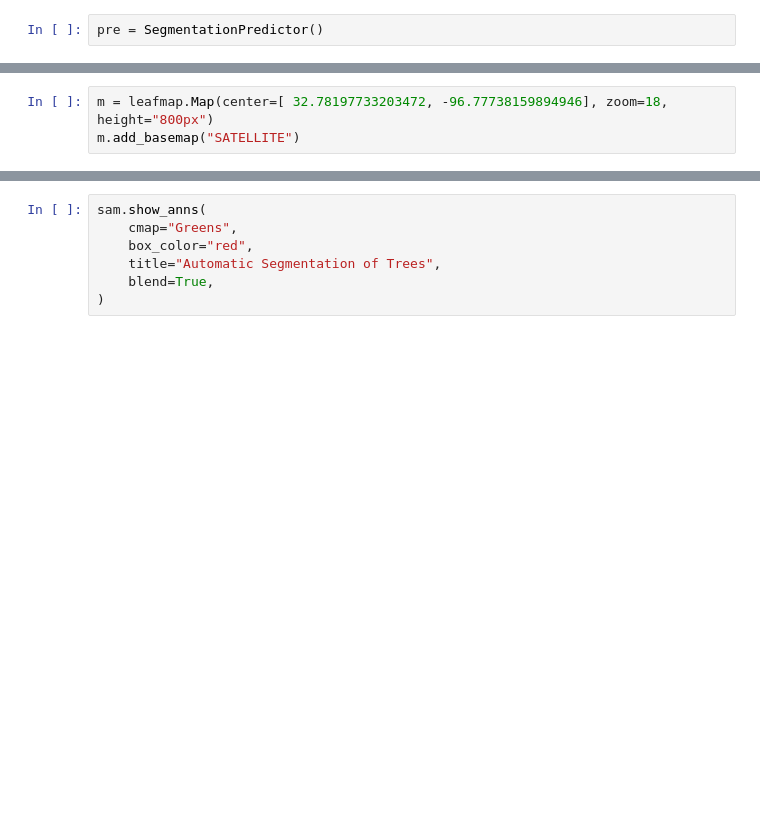
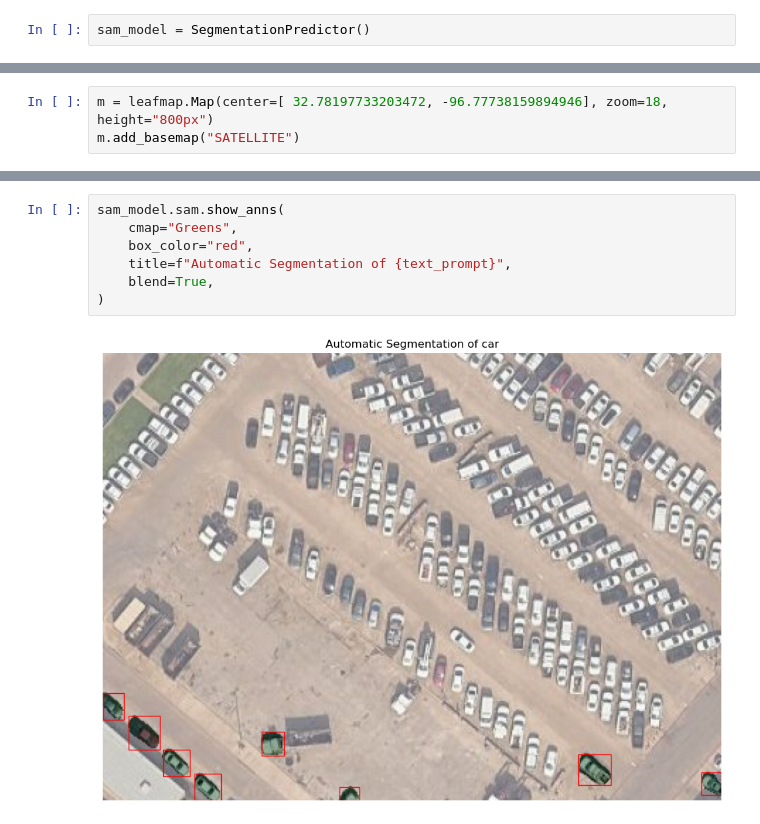
Before and after one commit to chen5656/segment-geo, a Jupyter notebook: segment_geospatial_api/notebook/predict.ipynb, the cells around one changed output, grey strips where cells are left out. Drawn from its saved outputs; the diff is of its cells as text; blank space fills up the shorter version.

```diff
--- a/segment_geospatial_api/notebook/predict.ipynb
+++ b/segment_geospatial_api/notebook/predict.ipynb
@@ -15,5 +15,5 @@ final text_encoder_type: bert-base-uncased
 # %%
-pre = SegmentationPredictor()
+sam_model = SegmentationPredictor()
 # %%
 request_data = {
   "bounding_box": [
@@ -44,7 +65,9 @@ m
 # %%
-sam.show_anns(
+sam_model.sam.show_anns(
     cmap="Greens",
     box_color="red",
-    title="Automatic Segmentation of Trees",
+    title=f"Automatic Segmentation of {text_prompt}",
     blend=True,
 )
+# %% [output]
+[figure, added]
```
Also changed, not shown: parts of 4 cells of this notebook, 1 other file.
